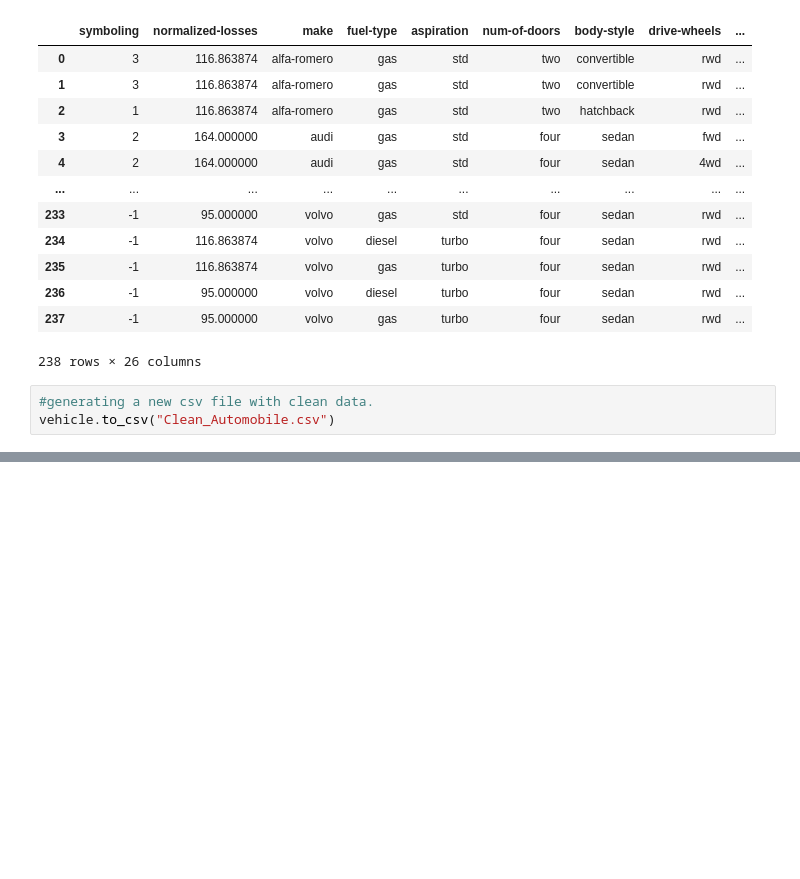
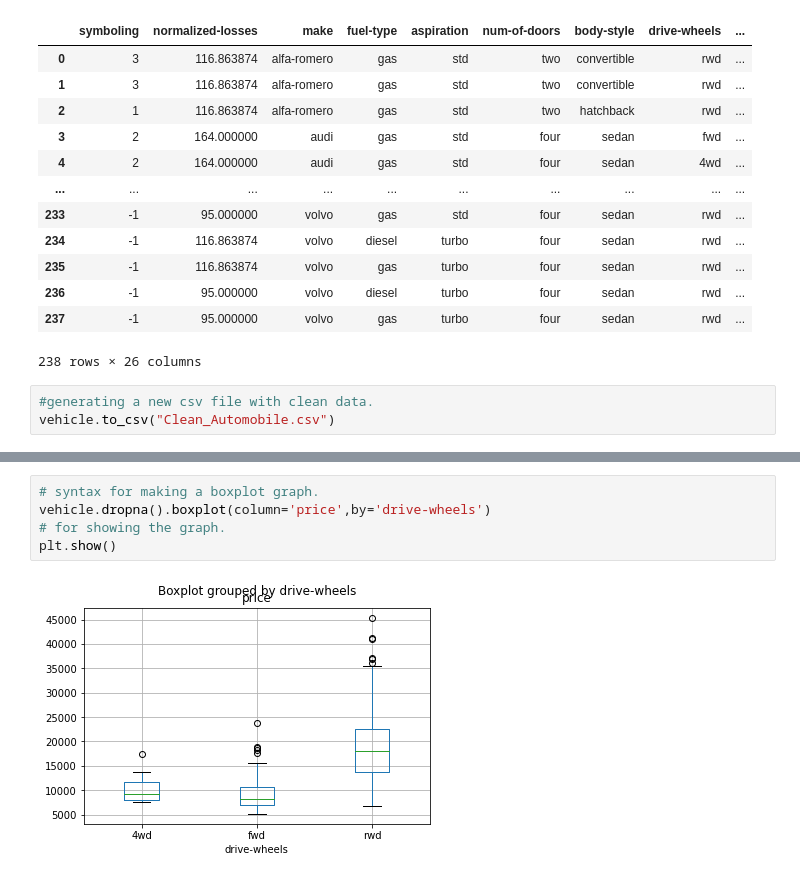
Before and after one commit to Justin-Mathew/Data-Cleaning-and-Exploration-Project, a Jupyter notebook: Automobile.ipynb, the cells around one changed output, grey strips where cells are left out. Cells and saved outputs as stored; diff of their text form; blank space fills up the shorter version.

```diff
--- a/Automobile.ipynb
+++ b/Automobile.ipynb
@@ -490,0 +508,7 @@ vehicle.to_csv("Clean_Automobile.csv")
+# %%
+# syntax for making a boxplot graph.
+vehicle.dropna().boxplot(column='price',by='drive-wheels')
+# for showing the graph.
+plt.show()
+# %% [output]
+[figure, added]
```
Also changed, not shown: parts of 13 cells of this notebook.
